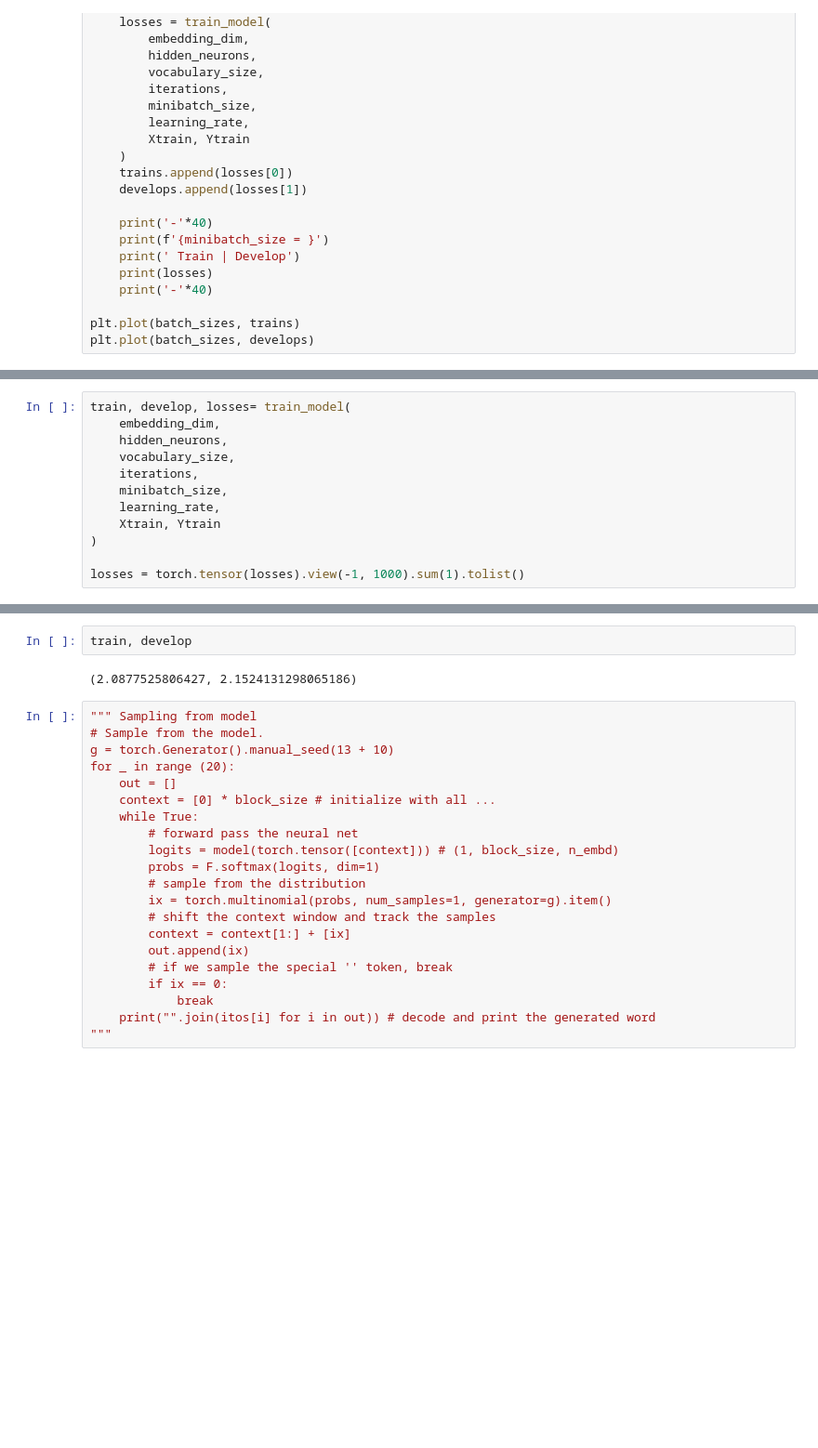
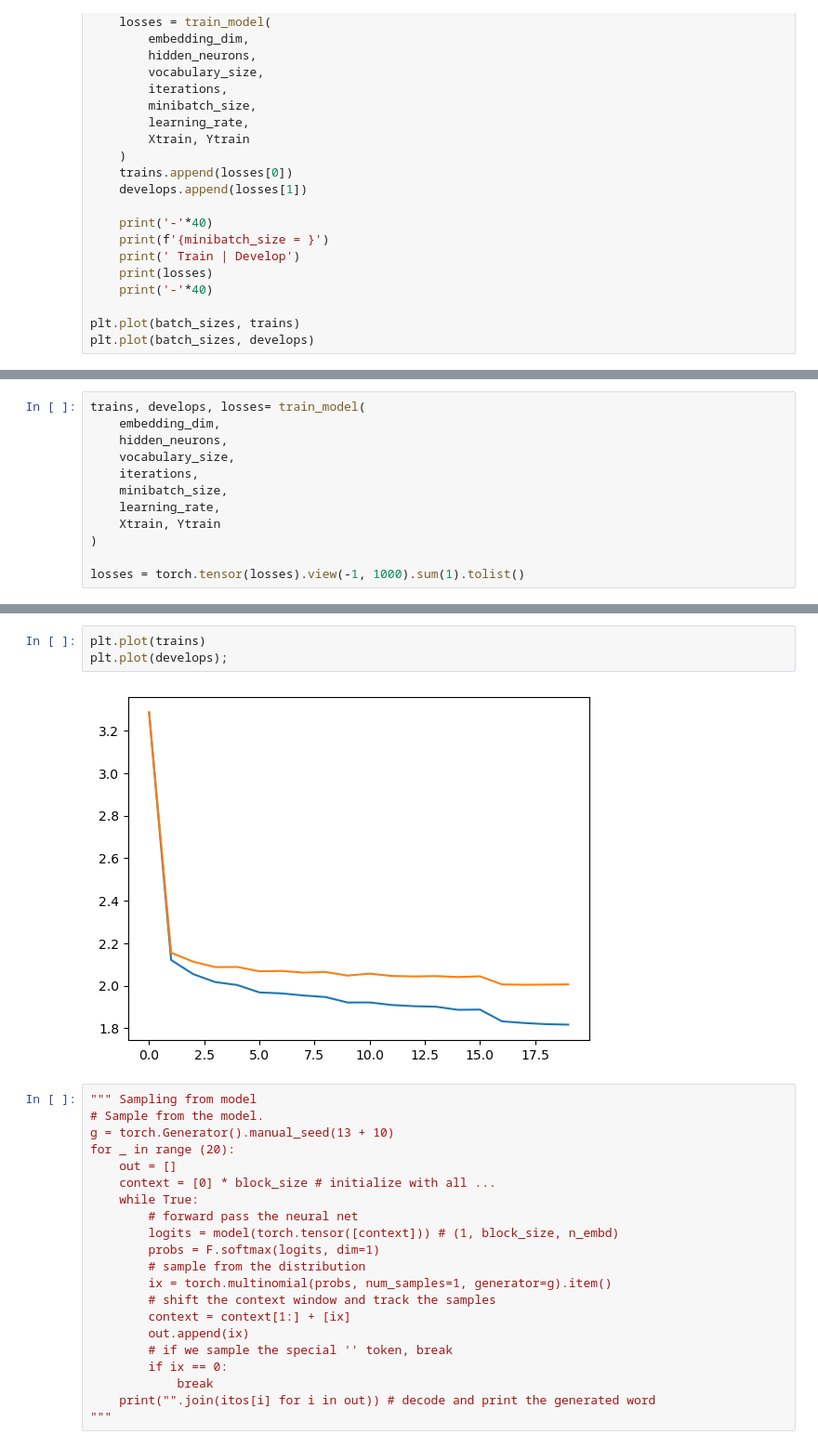
Before and after one commit to yarchickkk/makemore, a Jupyter notebook: wavenet.ipynb, the cells around one changed output, grey strips where cells are left out. Shown at 93% size. Drawn from its saved outputs; the diff is of its cells as text; blank space fills up the shorter version.

```diff
--- a/wavenet.ipynb
+++ b/wavenet.ipynb
@@ -402,5 +418,5 @@ hidden_neurons = 55
 # %%
-train, develop, losses= train_model(
+trains, develops, losses= train_model(
     embedding_dim,
     hidden_neurons,
     vocabulary_size,
@@ -431,7 +452,8 @@ plt.plot(losses)
-# %%
-train, develop
-# %% [output]
-(2.0877525806427, 2.1524131298065186)
+# %%
+plt.plot(trains)
+plt.plot(develops);
+# %% [output]
+[figure, added]
 # %%
 """ Sampling from model
 # Sample from the model.
```
Also changed, not shown: parts of 17 cells of this notebook.
